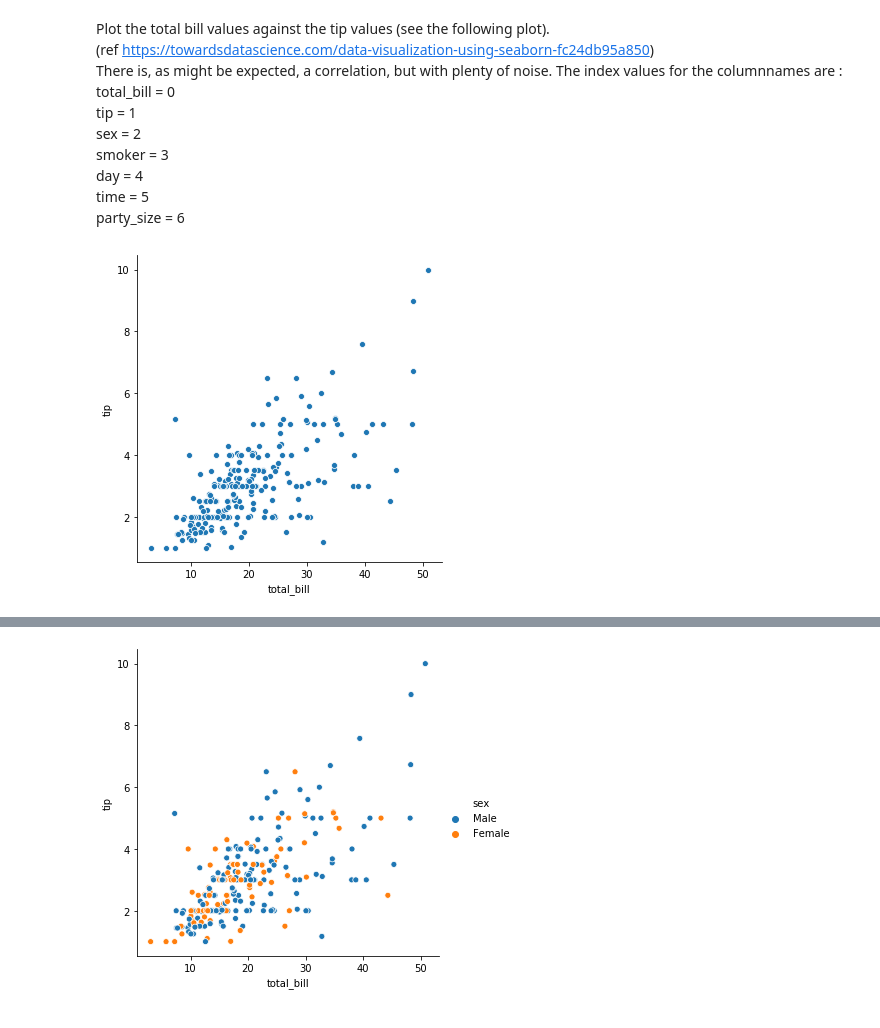
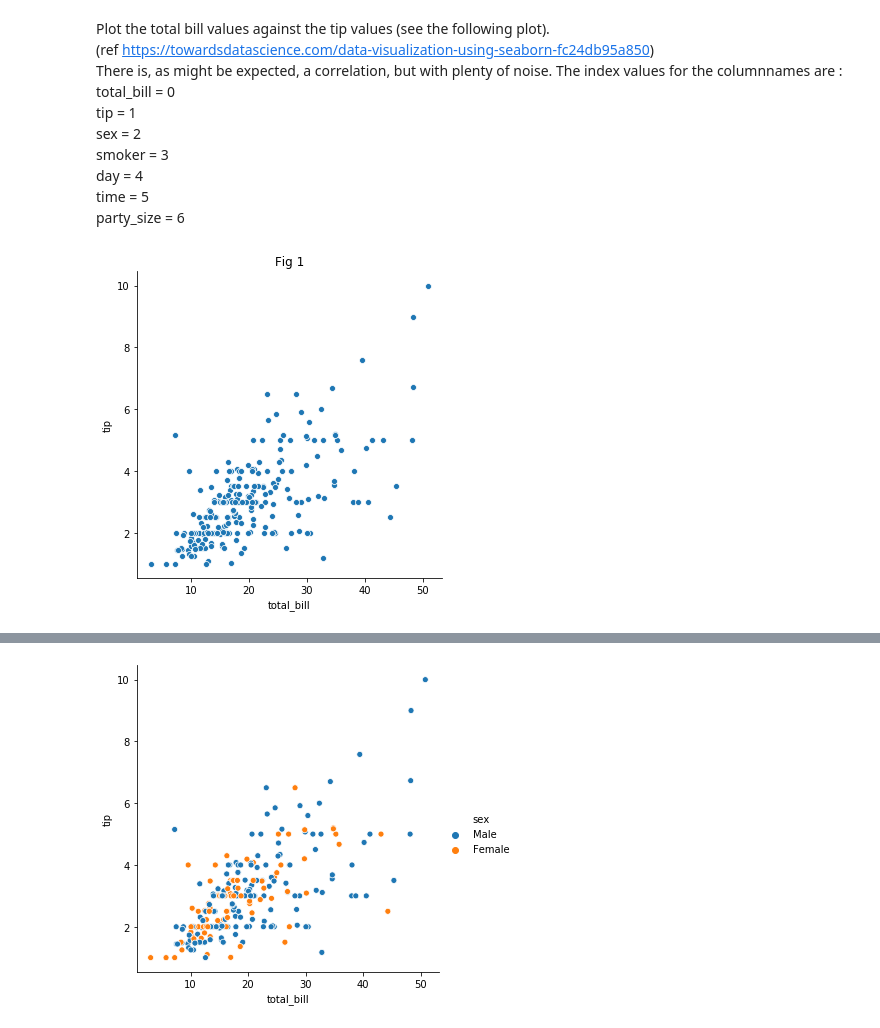
Before and after one commit to NigelSlack/Fundamentals-of-Data-Analysis, a Jupyter notebook: jupyter_notebook.ipynb, the cells around one changed output, grey strips where cells are left out. Drawn from its saved outputs; the diff is of its cells as text; code cells hidden in the pictures.

Commit message:
Update notebook
Show total bill and tip per person, find the means of total bill and tip per person based on party size, and add titles to plots.

```diff
--- a/jupyter_notebook.ipynb
+++ b/jupyter_notebook.ipynb
@@ -71,8 +89,9 @@ party_size = 6
 # %%
 sns.set
 sns.relplot(x=columnNames[0],y=columnNames[1],data=df)
+plt.title('Fig 1')
 plt.show()
 # %% [output]
-[figure, old version]
+[figure, new version]
 # %% [markdown]
 For the same type of plot, include each of the other non-numeric variables (gender, smoker, day, time) to see if any of them strongly influence either the total spend or the tip amount.
```
Also changed, not shown: parts of 15 cells of this notebook.
